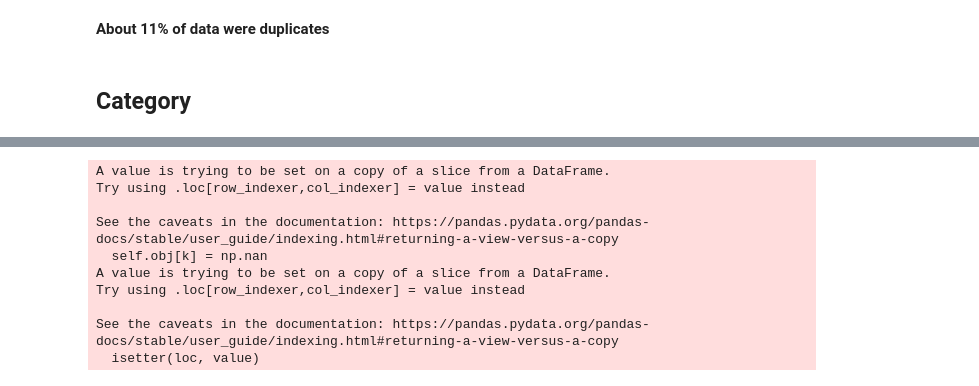
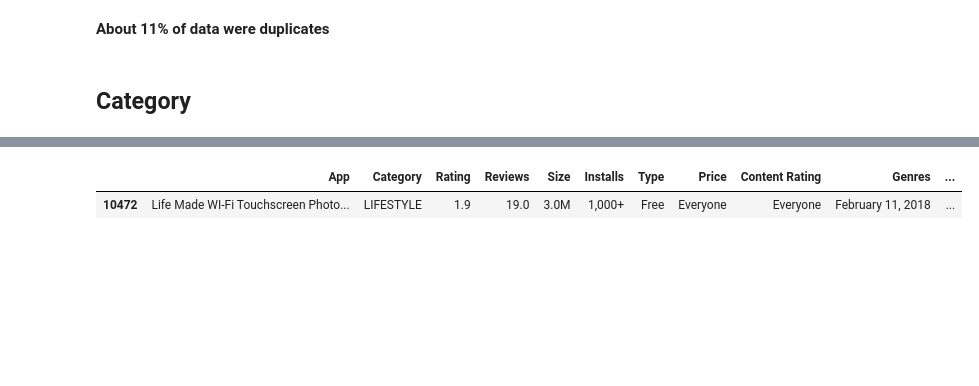
Before and after one commit to halmonchaquayla/Google-Play-Store-Analysis, a Jupyter notebook: Googledataset.ipynb, the cells around one changed output, grey strips where cells are left out. Saved outputs shown, nothing was run; the diff lists cells and outputs as text; code cells hidden in the pictures; blank space fills up the shorter version.

```diff
--- a/Googledataset.ipynb
+++ b/Googledataset.ipynb
@@ -140,25 +132,19 @@ Installs = 1,000
 Type = Free
 Content Rating = Everyone
 # %%
-data.loc[:, (10472,"Category")]="LIFESTYLE"
-# data.loc[10472, "Rating"] = 1.9
-# data.loc[10472, "Reviews"] = "19"
-# data.loc[10472, "Size"] = "3.0M"
-# data.loc[10472, "Installs"] = "1,000"
-# data.loc[10472, "Type"] = "Free"
-# data.loc[10472, "Content Rating"] = "Everyone"
-# data.loc[10472, "Last Updated"] = "February 11, 2018"
+data.at[10472,"Category"]="LIFESTYLE"
+data.at[10472, "Rating"] = 1.9
+data.at[10472, "Reviews"] = "19.0"
+data.at[10472, "Size"] = "3.0M"
+data.at[10472, "Installs"] = "1,000+"
+data.at[10472, "Type"] = "Free"
+data.at[10472, "Content Rating"] = "Everyone"
+data.at[10472, "Last Updated"] = "February 11, 2018"
-# %% [output]
-A value is trying to be set on a copy of a slice from a DataFrame.
-Try using .loc[row_indexer,col_indexer] = value instead
-
-See the caveats in the documentation: https://pandas.pydata.org/pandas-docs/stable/user_guide/indexing.html#returning-a-view-versus-a-copy
-  self.obj[k] = np.nan
-A value is trying to be set on a copy of a slice from a DataFrame.
-Try using .loc[row_indexer,col_indexer] = value instead
-
-See the caveats in the documentation: https://pandas.pydata.org/pandas-docs/stable/user_guide/indexing.html#returning-a-view-versus-a-copy
-  isetter(loc, value)
+# %%
+data[data['App'] == 'Life Made WI-Fi Touchscreen Photo Frame']
+# %% [output]
+|  | App | Category | Rating | Reviews | Size | Installs | Type | Price | Content Rating | Genres | ... |
+| 10472 | Life Made WI-Fi Touchscreen Photo... | LIFESTYLE | 1.9 | 19.0 | 3.0M | 1,000+ | Free | Everyone | Everyone | February 11, 2018 | ... |
 # %%
 data.info()
 # %% [output]
```
Also changed, not shown: parts of 22 cells of this notebook.
